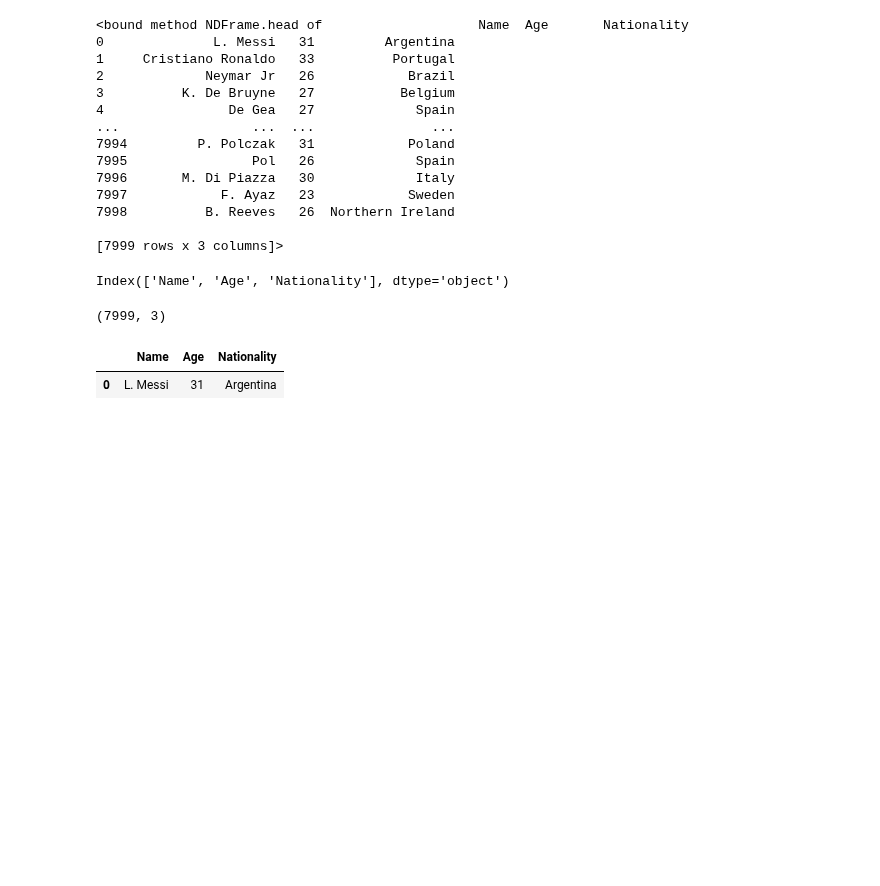
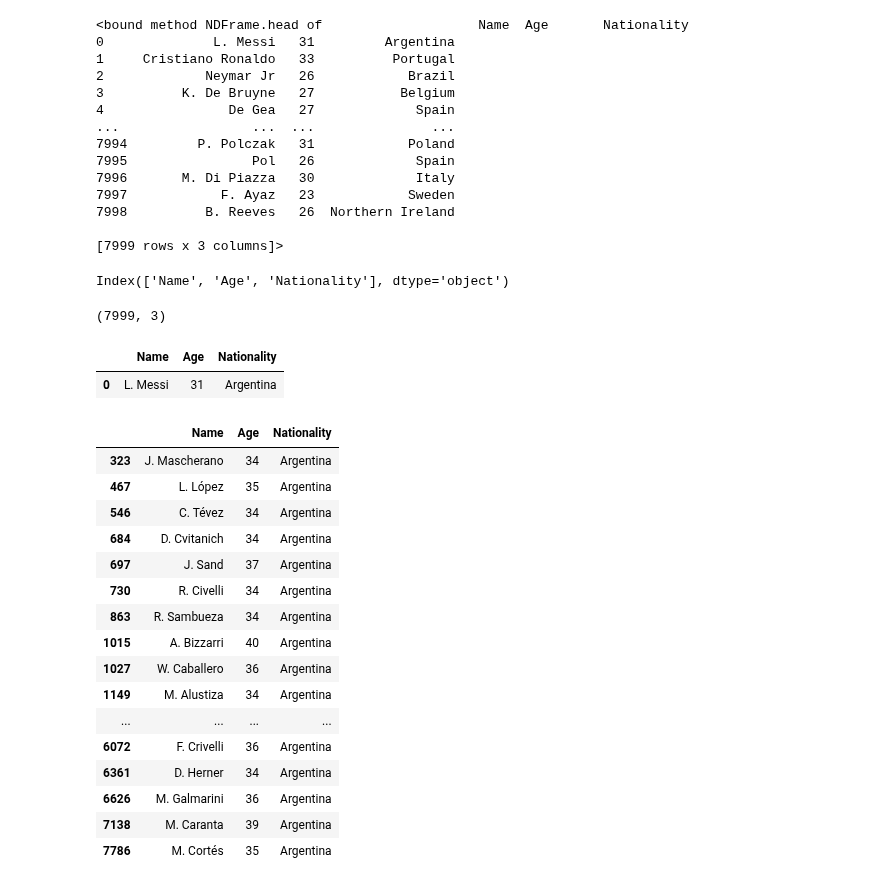
Before and after one commit to matiascabrejos/IA-Humai, a Jupyter notebook: repaso_2.ipynb, the cells around one changed output. Drawn from its saved outputs; the diff is of its cells as text; code cells hidden in the pictures; blank space fills up the shorter version.

```diff
--- a/repaso_2.ipynb
+++ b/repaso_2.ipynb
@@ -300,3 +300,23 @@ df_filt.query('Name == "L. Messi"')
 # %% [output]
 |  | Name | Age | Nationality |
 | 0 | L. Messi | 31 | Argentina |
+# %%
+df_filt.query('Nationality == "Argentina" & Age > 33')
+# %% [output]
+|  | Name | Age | Nationality |
+| 323 | J. Mascherano | 34 | Argentina |
+| 467 | L. López | 35 | Argentina |
+| 546 | C. Tévez | 34 | Argentina |
+| 684 | D. Cvitanich | 34 | Argentina |
+| 697 | J. Sand | 37 | Argentina |
+| 730 | R. Civelli | 34 | Argentina |
+| 863 | R. Sambueza | 34 | Argentina |
+| 1015 | A. Bizzarri | 40 | Argentina |
+| 1027 | W. Caballero | 36 | Argentina |
+| 1149 | M. Alustiza | 34 | Argentina |
+| ... | ... | ... | ... |
+| 6072 | F. Crivelli | 36 | Argentina |
+| 6361 | D. Herner | 34 | Argentina |
+| 6626 | M. Galmarini | 36 | Argentina |
+| 7138 | M. Caranta | 39 | Argentina |
+| 7786 | M. Cortés | 35 | Argentina |
```
Also changed, not shown: parts of 1 cell of this notebook.
